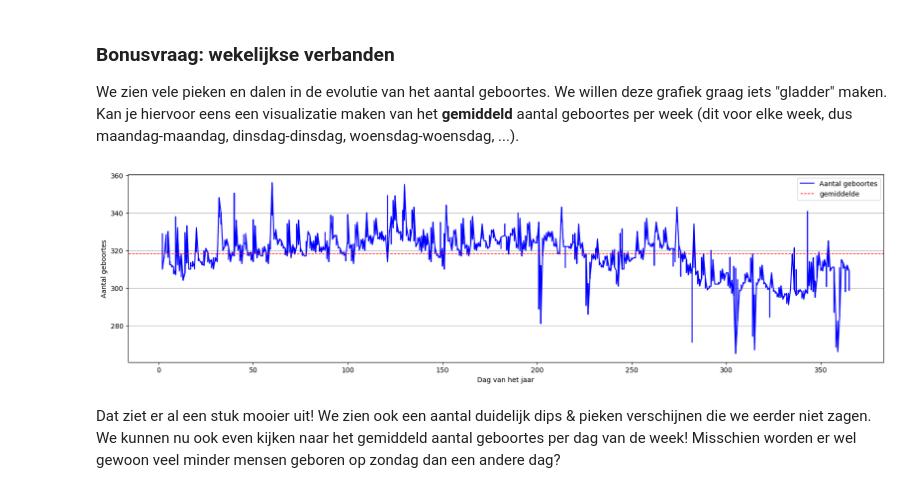
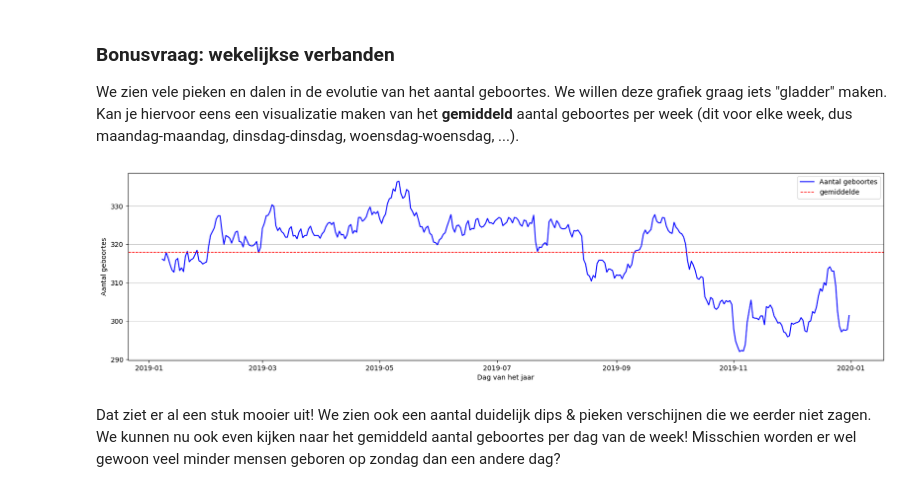
Before and after one commit to ValentijnCoppin/DataScienceExamen, a Jupyter notebook: notebooks/examen_deel1.ipynb, the cells around one changed output. Drawn from its saved outputs; the diff is of its cells as text; code cells hidden in the pictures.

```diff
--- a/notebooks/examen_deel1.ipynb
+++ b/notebooks/examen_deel1.ipynb
@@ -225,29 +180,22 @@ Length: 8, dtype: datetime64[ns]
 ### Bonusvraag: wekelijkse verbanden
 
 We zien vele pieken en dalen in de evolutie van het aantal geboortes. We willen deze grafiek graag iets "gladder" maken. Kan je hiervoor eens een visualizatie maken van het **gemiddeld** aantal geboortes per week (dit voor elke week, dus maandag-maandag, dinsdag-dinsdag, woensdag-woensdag, ...).
-# %%
-df_filtered["dag_van_de_week"] = df_filtered["bron_datum"].dt.weekday
-
-running_averages = []
-
-# Loop through each row in the dataframe
-for i in range(len(df_filtered)):
-    # Calculate the average of the next 7 values of 'aantal_geboortes'
-    if i + 7 < len(df_filtered):
-        avg_next_7 = df_filtered.iloc[i:i+7]['aantal_geboortes'].mean()
-    else:
-        # If there are less than 7 values remaining, calculate average of what's left
-        avg_next_7 = df_filtered.iloc[i+1:]['aantal_geboortes'].mean()
-
-    # Append the calculated average to the list
-    running_averages.append(avg_next_7)
-
-# Assign the list of running averages to a new column 'running_average'
-df_filtered['running_average'] = running_averages
-df_filtered = df_filtered.sort_values('bron_datum')
-plot_runnnig_average(df_filtered, df_filtered['running_average'].mean())
-# %% [output]
-[figure, removed]
+# %%
+df_grouped_mean = df_filtered.sort_values(by='bron_datum').groupby("bron_datum")['aantal_geboortes'].mean()
+
+# Converting the result back to a DataFrame
+df_grouped_mean = df_grouped_mean.reset_index()
+
+# Calculating the rolling average directly on the daily data
+window_size = 7
+df_grouped_mean['running_average'] = df_grouped_mean['aantal_geboortes'].rolling(window=window_size, min_periods=7).mean()
+
+# Calculate the mean of the running average
+mean_running_average = df_grouped_mean['running_average'].mean()
+
+plot_runnnig_average(df_grouped_mean, mean_running_average)
+# %% [output]
+[figure, added]
 # %% [markdown]
 Dat ziet er al een stuk mooier uit!  We zien ook een aantal duidelijk dips & pieken verschijnen die we eerder niet zagen. We kunnen nu ook even kijken naar het gemiddeld aantal geboortes per dag van de week! Misschien worden er wel gewoon veel minder mensen geboren op zondag dan een andere dag?
 # %%
```
Also changed, not shown: parts of 9 cells of this notebook, 2 other files.
